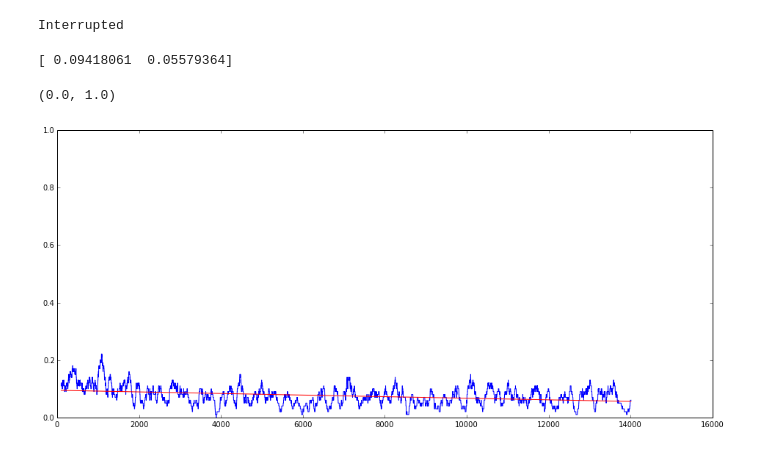
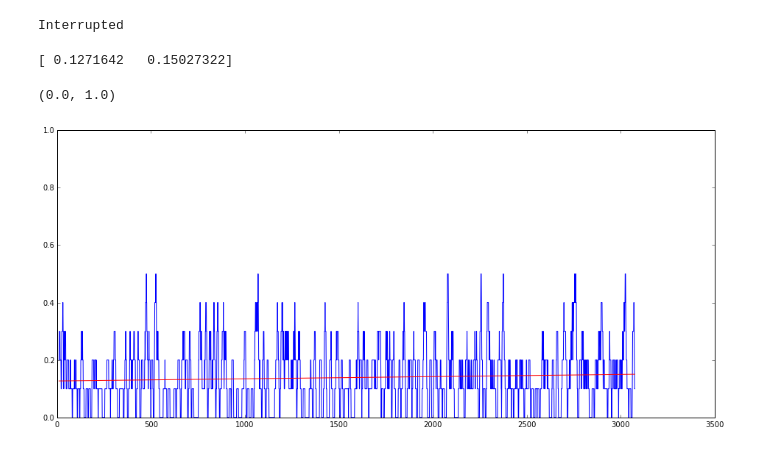
Before and after one commit to siemanko/tensorflow-deepq, a Jupyter notebook: notebooks/manipulation-conv.ipynb, the cells around one changed output. Saved outputs shown, nothing was run; the diff lists cells and outputs as text; code cells hidden in the pictures.

```diff
--- a/notebooks/manipulation-conv.ipynb
+++ b/notebooks/manipulation-conv.ipynb
@@ -124,19 +223,21 @@ if 'session' in globals():
     session.close()
 session = tf.InteractiveSession()
 # %%
-assert g.observation_size[:2] == [32, 32]
+assert g.observation_size[:2] == [48, 48]
 in_channels = g.observation_size[2]
 
 convnet = SequenceWrapper([
-    # (BATCH, 32, 32, 3)
-    ConvLayer(4, 4, in_channels,   50,  stride=(2,2), scope="conv0"),
-    # (BATCH, 16, 16, 50)
-    ConvLayer(4, 4, 50, 100,  stride=(2,2), scope="conv1"),
-    # (BATCH, 8, 8, 100)
-    ConvLayer(4, 4, 100, 200,  stride=(2,2), scope="conv2"),
-    # (BATCH, 4, 4, 200)
-    lambda x: tf.reshape(x, (-1, 200 * 4 * 4)),
-    # (BATCH, 4 * 4* 200)
-    Layer(200 * 4 * 4, g.num_actions, scope="final_project"),
+    # (BATCH, 48, 48, in_channels)
+    ConvLayer(4, 4, in_channels,   5,  stride=(2,2), scope="conv0"),
+    # (BATCH, 24, 24, 5)
+    ConvLayer(4, 4, 5,  10,  stride=(2,2), scope="conv1"),
+    # (BATCH, 12, 12, 10)
+    ConvLayer(4, 4, 10, 20,  stride=(2,2), scope="conv2"),
+    # (BATCH, 6, 6, 20)
+    ConvLayer(4, 4, 20, 40,  stride=(2,2), scope="conv3"),
+    # (BATCH, 3, 3, 40)
+    lambda x: tf.reshape(x, (-1, 40 * 3 * 3)),
+    # (BATCH, 3 * 3* 40)
+    Layer(40 * 3 * 3, g.num_actions, scope="final_project"),
     # (BATCH, g.num_actions)
 ])
@@ -156,8 +270,8 @@ optimizer = tf.train.RMSPropOptimizer(learning_rate= 0.001, decay=0.9)
 
 # DiscreteDeepQ object
 current_controller = DiscreteDeepQ(g.observation_size, g.num_actions, brain, optimizer, session,
-                                   discount_rate=0.99, exploration_period=5000, max_experience=10000,
-                                   store_every_nth=2, train_every_nth=2,
+                                   discount_rate=0.9, exploration_period=30000, max_experience=30000,
+                                   store_every_nth=4, train_every_nth=2,
                                    target_network_update_rate=0.01,
                                    summary_writer=journalist)
 
@@ -170,9 +284,9 @@ results = []
 # %%
 FPS          = 30
 ACTION_EVERY = 3
-SIM_TIME     = 15
+SIM_TIME     = 10
 
-fast_mode = False
+fast_mode = True
 training  = True
 if fast_mode:
     WAIT, VISUALIZE_EVERY = False, 100
@@ -199,20 +313,20 @@ except KeyboardInterrupt:
 <tf_rl.utils.svg.Scene at 0x...>
 Interrupted
 # %%
-SMOOTHING=100
+SMOOTHING=10
 x = range(SMOOTHING, len(results))
 y = [sum(results[i-SMOOTHING:i]) / SMOOTHING for i in x]
 f = plt.figure(figsize=(16,7))
 plt.plot(x, y)
 z = np.polyfit(x, y, 1)
 p = np.poly1d(z)
 print(p([SMOOTHING, len(results)]))
 plt.plot(x,p(x),color="red")
 plt.gca().set_ylim([0.0, 1.0])
 # %% [output]
-[ 0.09418061  0.05579364]
+[ 0.1271642   0.15027322]
 (0.0, 1.0)
-[figure, old version]
+[figure, new version]
 # %%
 import time
 from IPython.display import display, clear_output
```
Also changed, not shown: parts of 11 cells of this notebook.
